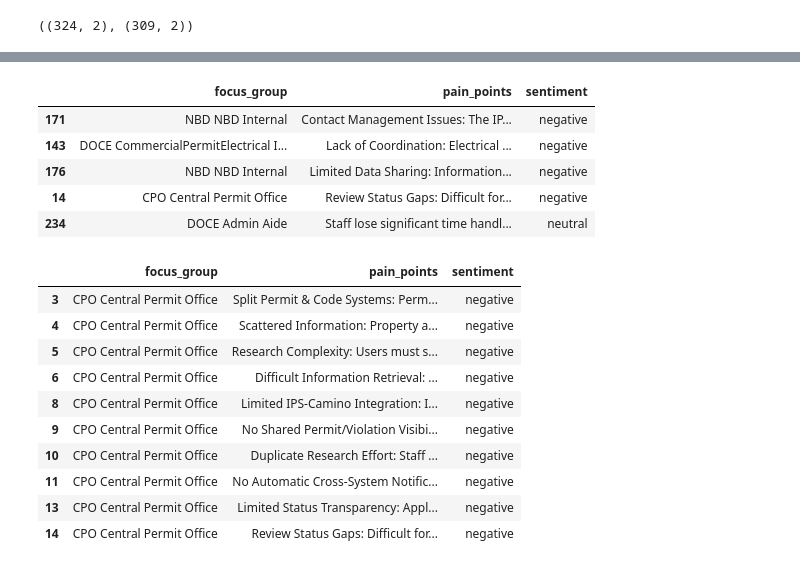
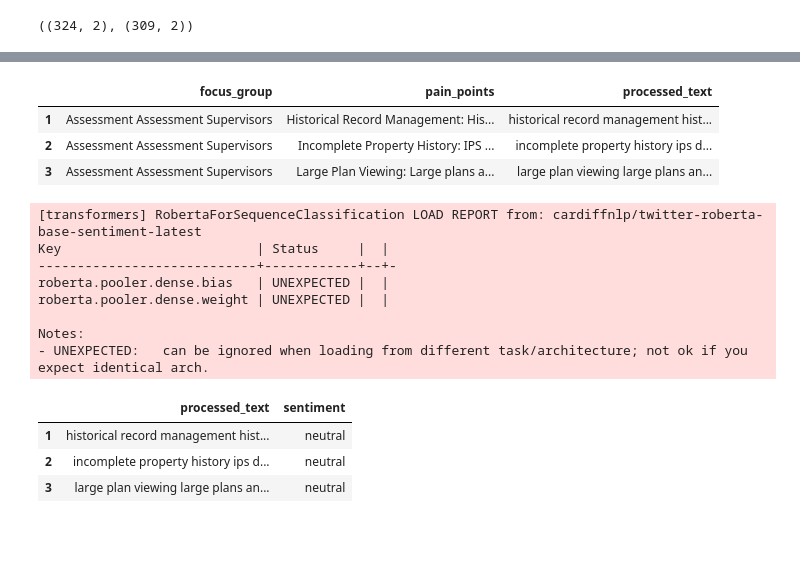
Before and after one commit to lilswapnil/IPS, a Jupyter notebook: round1/code/3. data_preprocessing.ipynb, the cells around one changed output, grey strips where cells are left out. Drawn from its saved outputs; the diff is of its cells as text; code cells hidden in the pictures; blank space fills up the shorter version.

```diff
--- a/round1/code/3. data_preprocessing.ipynb
+++ b/round1/code/3. data_preprocessing.ipynb
@@ -192,57 +192,35 @@ print(raw_categories)
+# %%
+df_pain_points.head(3)
+# %% [output]
+|  | focus_group | pain_points | processed_text |
+| 1 | Assessment Assessment Supervisors | Historical Record Management: His... | historical record management hist... |
+| 2 | Assessment Assessment Supervisors | Incomplete Property History: IPS ... | incomplete property history ips d... |
+| 3 | Assessment Assessment Supervisors | Large Plan Viewing: Large plans a... | large plan viewing large plans an... |
 # %%
-# Sentiment analysis for pain points based on processed_text (VADER)
-from nltk.sentiment import SentimentIntensityAnalyzer
+from transformers import pipeline
 
-def get_vader_analyzer():
-    try:
-        return SentimentIntensityAnalyzer()
-    except LookupError:
-        try:
-            nltk.download("vader_lexicon", quiet=True)
-            return SentimentIntensityAnalyzer()
-        except Exception:
-            return None
+classifier = pipeline(
+    "sentiment-analysis",
+    model = "cardiffnlp/twitter-roberta-base-sentiment-latest"
+)
 
-sia = get_vader_analyzer()
+pain_point_preds = classifier(df_pain_points["processed_text"].tolist())
+expectation_preds = classifier(df_expectations["processed_text"].tolist())
 
-def classify_vader_sentiment(text: str):
-    t = str(text).strip()
-    if not t:
-        return "neutral"
-    if sia is None:
-        return "neutral"
+df_pain_points["sentiment"] = [pred["label"].lower() for pred in pain_point_preds]
+df_expectations["sentiment"] = [pred["label"].lower() for pred in expectation_preds]
 
-    compound = sia.polarity_scores(t)["compound"]
-    if compound >= 0.05:
-        return "positive"
-    if compound <= -0.05:
-        return "negative"
-    return "neutral"
-
-df_pain_points["sentiment"] = df_pain_points["processed_text"].apply(classify_vader_sentiment)
-df_pain_points[["focus_group", "processed_text", "sentiment"]].sample(5, random_state=42)
+df_pain_points[["processed_text", "sentiment"]].head(3)
 # %% [output]
+[transformers] RobertaForSequenceClassification LOAD REPORT from: cardiffnlp/twitter-roberta-base-sentiment-latest
+Key                         | Status     |  |
+----------------------------+------------+--+-
+roberta.pooler.dense.bias   | UNEXPECTED |  |
+roberta.pooler.dense.weight | UNEXPECTED |  |
+
+Notes:
+- UNEXPECTED:   can be ignored when loading from different task/architecture; not ok if you expect identical arch.
-|  | focus_group | pain_points | sentiment |
-| 171 | NBD NBD Internal | Contact Management Issues: The IP... | negative |
-| 143 | DOCE CommercialPermitElectrical I... | Lack of Coordination: Electrical ... | negative |
-| 176 | NBD NBD Internal | Limited Data Sharing: Information... | negative |
-| 14 | CPO Central Permit Office | Review Status Gaps: Difficult for... | negative |
-| 234 | DOCE Admin Aide | Staff lose significant time handl... | neutral |
+|  | processed_text | sentiment |
+| 1 | historical record management hist... | neutral |
+| 2 | incomplete property history ips d... | neutral |
+| 3 | large plan viewing large plans an... | neutral |
-# %%
-# Quick check for CPO rows mentioned
-df_pain_points.loc[
-    df_pain_points["focus_group"].eq("CPO Central Permit Office"),
-    ["focus_group", "pain_points", "sentiment"]
-] .head(10)
-# %% [output]
-|  | focus_group | pain_points | sentiment |
-| 3 | CPO Central Permit Office | Split Permit & Code Systems: Perm... | negative |
-| 4 | CPO Central Permit Office | Scattered Information: Property a... | negative |
-| 5 | CPO Central Permit Office | Research Complexity: Users must s... | negative |
-| 6 | CPO Central Permit Office | Difficult Information Retrieval: ... | negative |
-| 8 | CPO Central Permit Office | Limited IPS-Camino Integration: I... | negative |
-| 9 | CPO Central Permit Office | No Shared Permit/Violation Visibi... | negative |
-| 10 | CPO Central Permit Office | Duplicate Research Effort: Staff ... | negative |
-| 11 | CPO Central Permit Office | No Automatic Cross-System Notific... | negative |
-| 13 | CPO Central Permit Office | Limited Status Transparency: Appl... | negative |
-| 14 | CPO Central Permit Office | Review Status Gaps: Difficult for... | negative |
```
Also changed, not shown: parts of 10 cells of this notebook, 27 other files.
